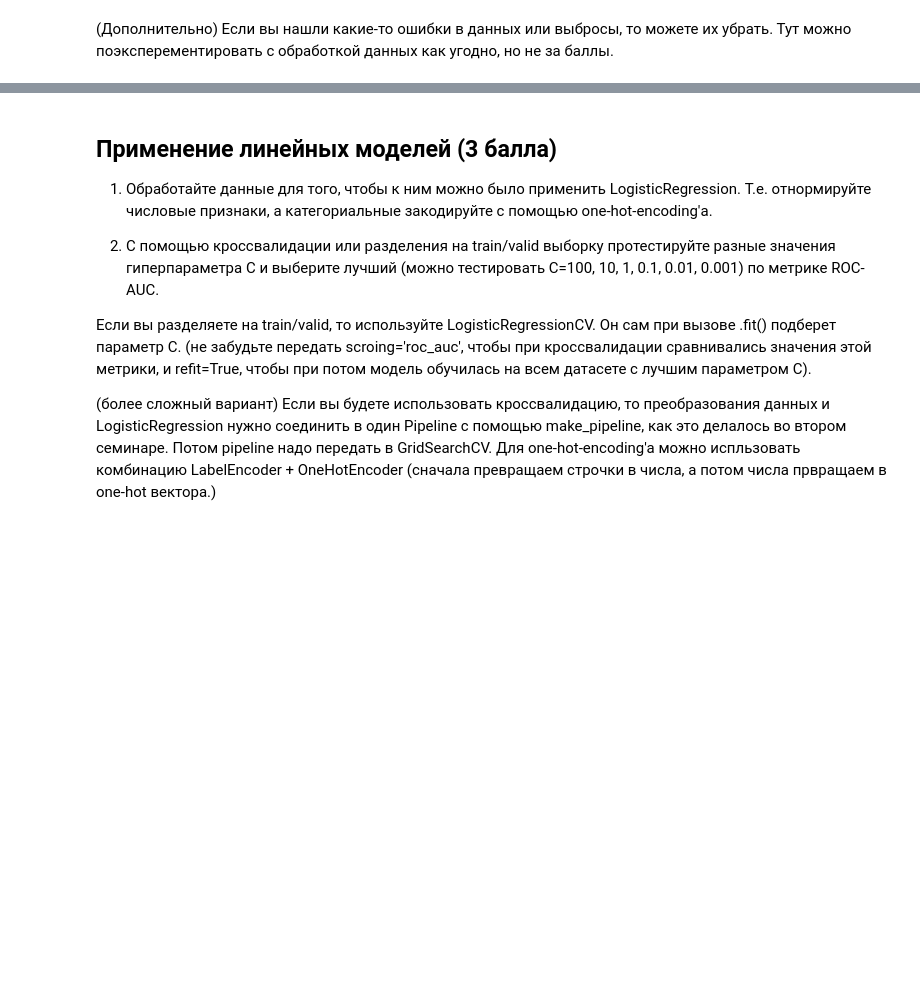
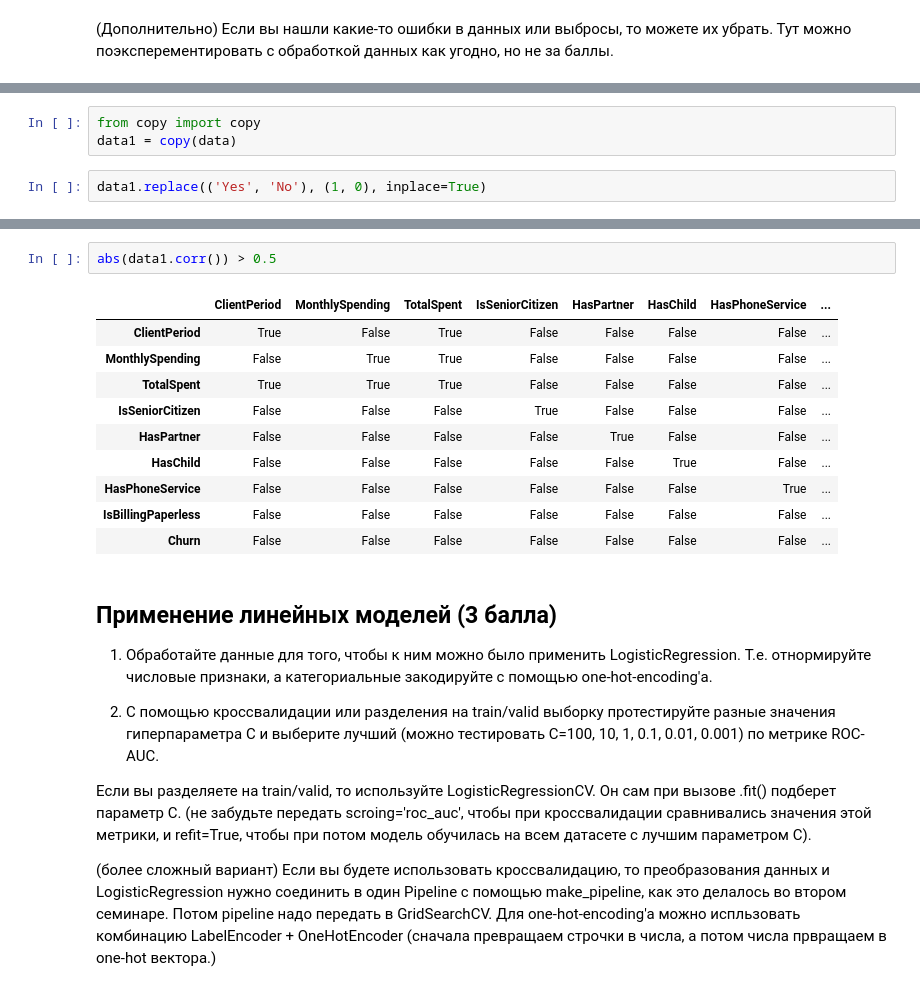
Before and after one commit to 2001092236/Deep-Learning-School, a Jupyter notebook: HomeWork03/baseline.ipynb, the cells around one changed output, grey strips where cells are left out. Cells and saved outputs as stored; diff of their text form; blank space fills up the shorter version.

```diff
--- a/HomeWork03/baseline.ipynb
+++ b/HomeWork03/baseline.ipynb
@@ -307,0 +306,5 @@ sns.pairplot(data, hue = 'Churn')
+# %%
+from copy import copy
+data1 = copy(data)
+# %%
+data1.replace(('Yes', 'No'), (1, 0), inplace=True)
@@ -308,3 +320,16 @@ sns.pairplot(data, hue = 'Churn')
+# %%
+abs(data1.corr()) > 0.5
+# %% [output]
+|  | ClientPeriod | MonthlySpending | TotalSpent | IsSeniorCitizen | HasPartner | HasChild | HasPhoneService | ... |
+| ClientPeriod | True | False | True | False | False | False | False | ... |
+| MonthlySpending | False | True | True | False | False | False | False | ... |
+| TotalSpent | True | True | True | False | False | False | False | ... |
+| IsSeniorCitizen | False | False | False | True | False | False | False | ... |
+| HasPartner | False | False | False | False | True | False | False | ... |
+| HasChild | False | False | False | False | False | True | False | ... |
+| HasPhoneService | False | False | False | False | False | False | True | ... |
+| IsBillingPaperless | False | False | False | False | False | False | False | ... |
+| Churn | False | False | False | False | False | False | False | ... |
 # %% [markdown]
 ## Применение линейных моделей (3 балла)
 
```
Also changed, not shown: parts of 3 cells of this notebook.
